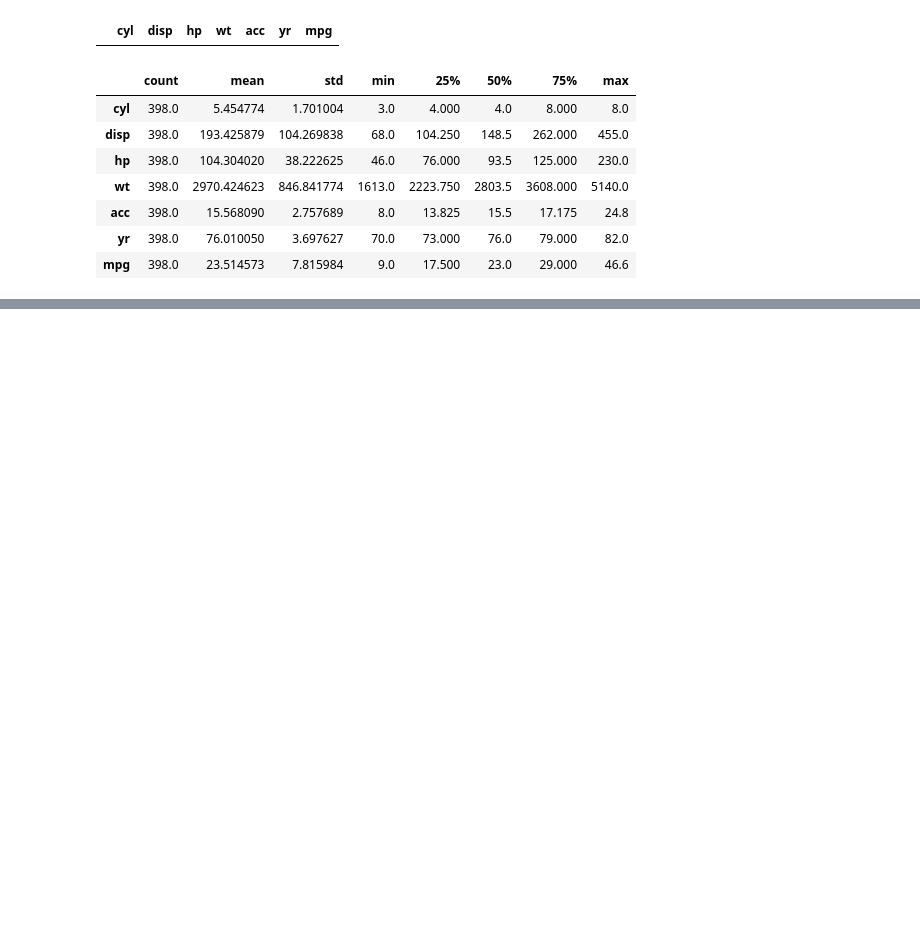
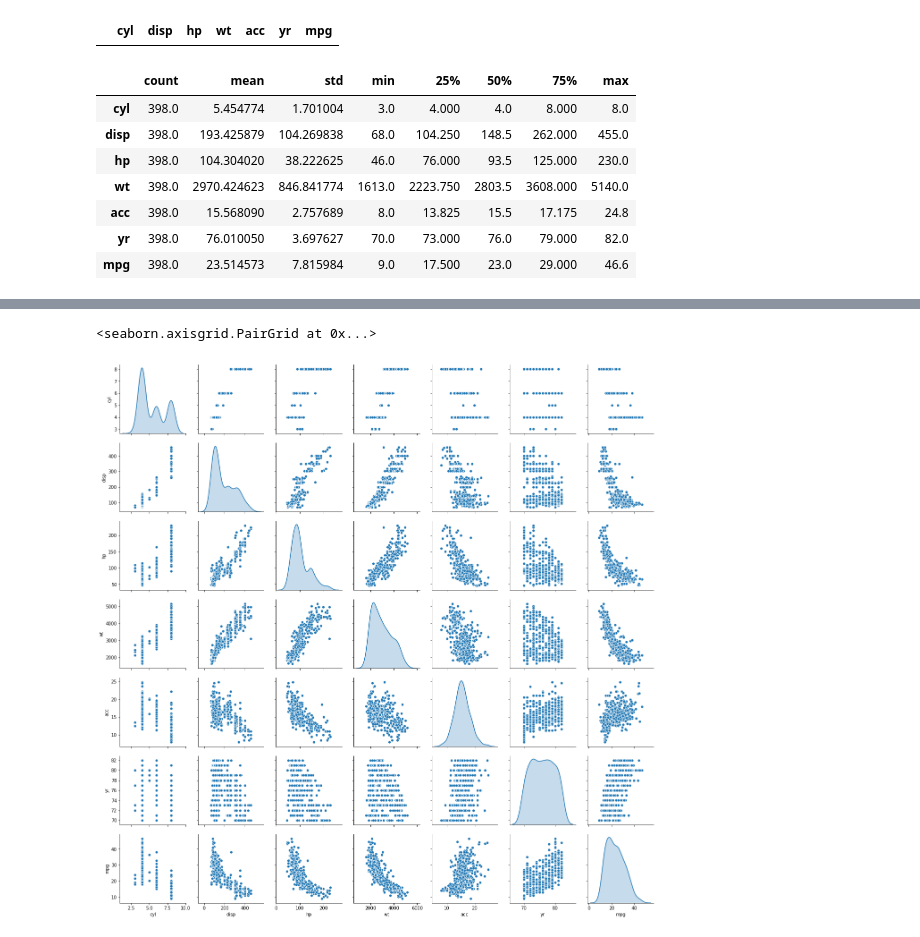
Before and after one commit to GreatLearningAIML1/bangalore-feb-batch-charulatha27, a Jupyter notebook: Unsupervised Learning_R4_Project1_Car.ipynb, the cells around one changed output, grey strips where cells are left out. Cells and saved outputs as stored; diff of their text form; code cells hidden in the pictures; blank space fills up the shorter version.

```diff
--- a/Unsupervised Learning_R4_Project1_Car.ipynb
+++ b/Unsupervised Learning_R4_Project1_Car.ipynb
@@ -135,4 +186,7 @@ mpg_df.describe().T
 # %%
 #Visually inspect the covariance between independent dimensions and between mpg and independent dimensions
 
-sns.pairplot(mpg_df, diag_kind='kde', hue = 'mpg')
+sns.pairplot(mpg_df, diag_kind='kde')
+# %% [output]
+<seaborn.axisgrid.PairGrid at 0x...>
+[figure, added]
```
Also changed, not shown: parts of 81 cells of this notebook.
